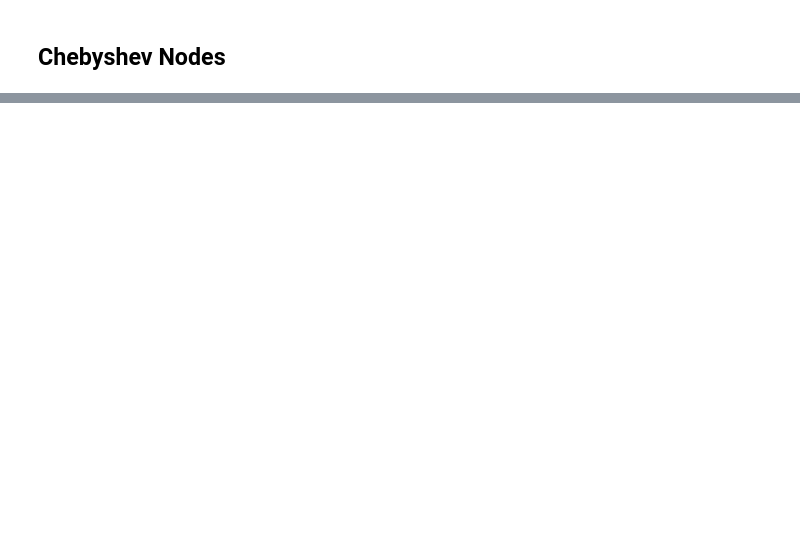
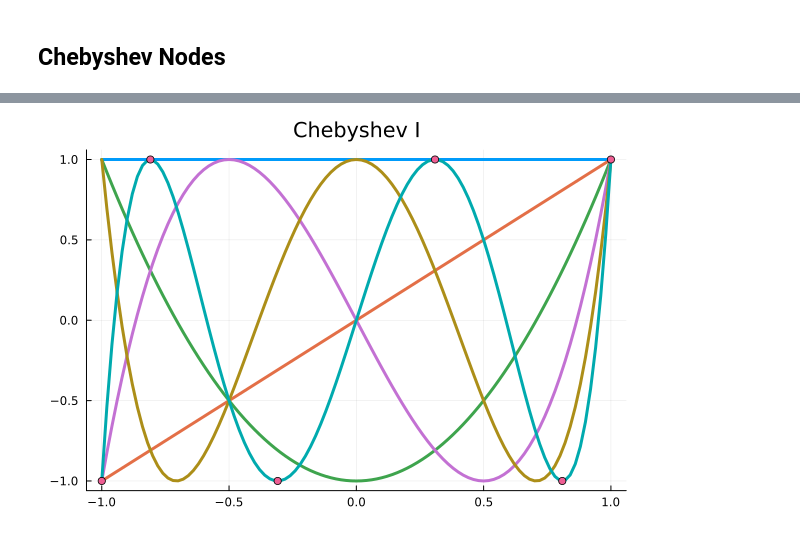
Before and after one commit to Math5485/Introduction-to-Numerical-Methods, a Jupyter notebook: L9 Polynomial Interpolation II.ipynb, the cells around one changed output, grey strips where cells are left out. Cells and saved outputs as stored; diff of their text form; code cells hidden in the pictures; blank space fills up the shorter version.

```diff
--- a/L9 Polynomial Interpolation II.ipynb
+++ b/L9 Polynomial Interpolation II.ipynb
@@ -211,0 +245,13 @@ plot!( (2:(N+1)).^(-1) )
+# %%
+plot(ChebyshevT([1.]), -1, 1, title="Chebyshev I", legend = false, lw = 3)
+plot!(ChebyshevT([0, 1]), -1, 1, title="Chebyshev I", legend = false, lw = 3)
+plot!(ChebyshevT([0,0,1.]), -1, 1, title="Chebyshev I", legend = false, lw = 3)
+plot!(ChebyshevT([0,0,0,1.]), -1, 1, title="Chebyshev I", legend = false, lw = 3)
+plot!(ChebyshevT([0,0,0,0,1.]), -1, 1, title="Chebyshev I", legend = false, lw = 3)
+
+p = ChebyshevT([0,0,0,0,0,1.])
+plot!(p, -1, 1, title="Chebyshev I", legend = false, lw = 3)
+
+scatter!( @. cos( pi*(0:5)/5 ), @. p( cos( pi* (0:5)/5 ) ) )
+# %% [output]
+[figure, added]
```
Also changed, not shown: parts of 21 cells of this notebook.
